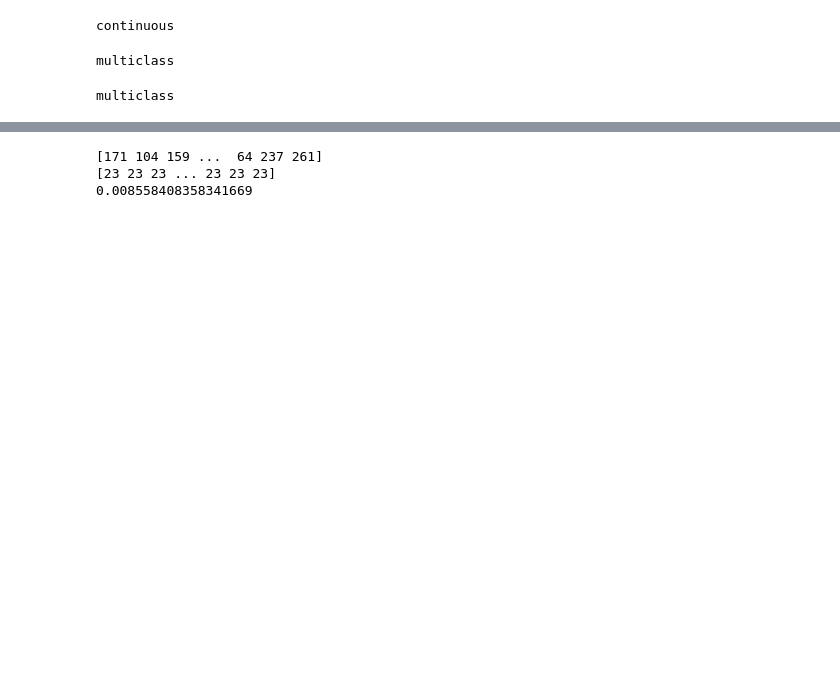
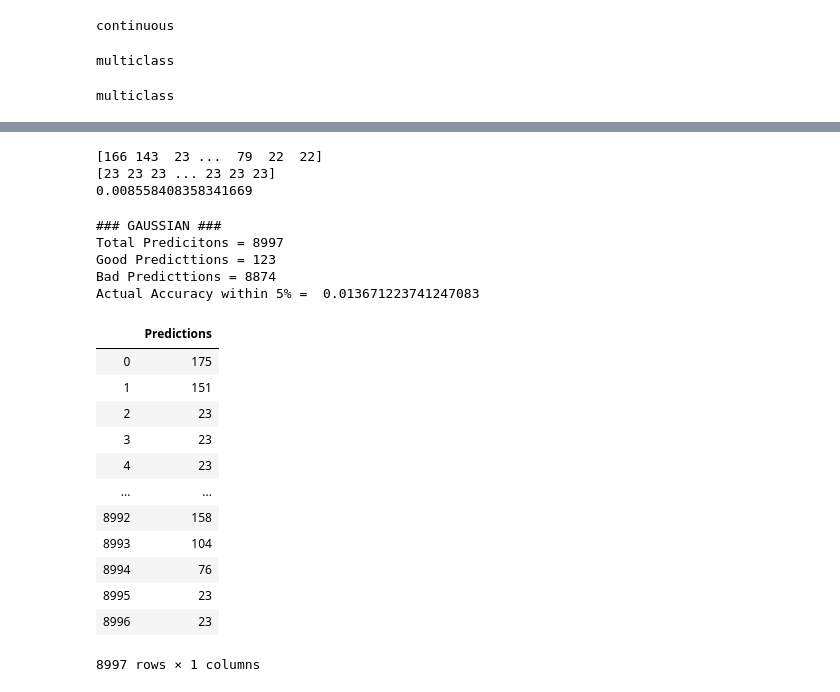
Before and after one commit to CameronLofy/rarepepes, a Jupyter notebook: rarepepes.ipynb, the cells around one changed output, grey strips where cells are left out. Saved outputs shown, nothing was run; the diff lists cells and outputs as text; code cells hidden in the pictures; blank space fills up the shorter version.

Commit message:
Added accuracy testing

```diff
--- a/rarepepes.ipynb
+++ b/rarepepes.ipynb
@@ -363,11 +434,61 @@ Accuracy on test set: 0.012
 gnb = GaussianNB()
 model = gnb.fit(x_train, encoded)
 preds=gnb.predict(x_test)
-print(encoded)
+print(encoded1)
 print(preds)
 print(accuracy_score(encoded1, preds))
 # %% [output]
-[171 104 159 ...  64 237 261]
+[166 143  23 ...  79  22  22]
 [23 23 23 ... 23 23 23]
 0.008558408358341669
+# %%
+accuracy = []
+GoodScore = 0
+BadScore = 0
+TotalScore = 0
+
+for i in preds:
+    if(preds[i]/encoded1[i] >= 0.95 and preds[i]/encoded1[i] <= 1.05):
+        accuracy.append(1)
+        GoodScore=GoodScore+1
+        TotalScore=TotalScore+1
+        #print(output1[i]/encoded1[i])
+    else:
+        accuracy.append(0)
+        BadScore=BadScore+1
+        TotalScore=TotalScore+1
+        #print(output1[i]/encoded1[i])
+print("### GAUSSIAN ###")
+print("Total Predicitons =", TotalScore)
+print("Good Predicttions =", GoodScore)
+print("Bad Predicttions =", BadScore)
+actual_accuracy = GoodScore/TotalScore
+print("Actual Accuracy within 5% = ", actual_accuracy)
+# %% [output]
+### GAUSSIAN ###
+Total Predicitons = 8997
+Good Predicttions = 123
+Bad Predicttions = 8874
+Actual Accuracy within 5% =  0.013671223741247083
+# %%
+#output2.to_csv(r'C:\Programming\cmpe188\rarepepes\RandomForestPredictions.csv')
+#np.savetxt(r'C:\Programming\cmpe188\rarepepes\RandomForestPredictions.csv', [output2], delimiter=',', fmt='%d', index=1)
+
+df_Predictions = pd.read_csv('RandomForestPredictions.csv')
+
+df_Predictions
+# %% [output]
+|  | Predictions |
+| 0 | 175 |
+| 1 | 151 |
+| 2 | 23 |
+| 3 | 23 |
+| 4 | 23 |
+| ... | ... |
+| 8992 | 158 |
+| 8993 | 104 |
+| 8994 | 76 |
+| 8995 | 23 |
+| 8996 | 23 |
+8997 rows × 1 columns
 # %%
```
Also changed, not shown: parts of 12 cells of this notebook.
